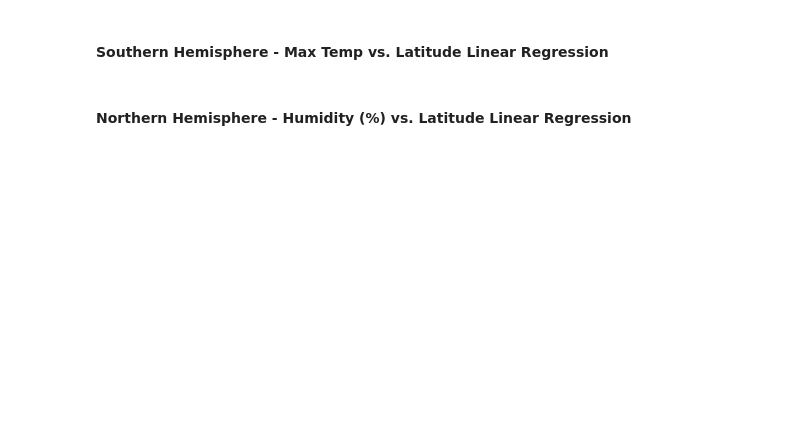
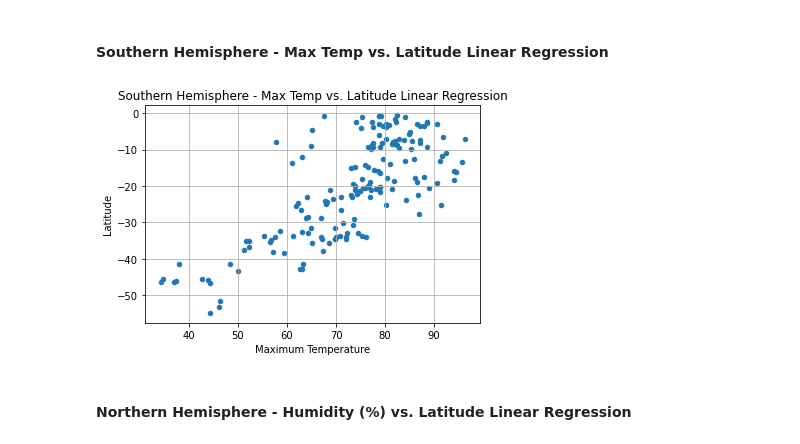
Before and after one commit to HBodden/Module-6-Challenge, a Jupyter notebook: WeatherPy/WeatherPy.ipynb, the cells around one changed output. Cells and saved outputs as stored; diff of their text form; code cells hidden in the pictures; blank space fills up the shorter version.

```diff
--- a/WeatherPy/WeatherPy.ipynb
+++ b/WeatherPy/WeatherPy.ipynb
@@ -340,4 +367,19 @@ plt.show()
 # %% [markdown]
 ####  Southern Hemisphere - Max Temp vs. Latitude Linear Regression
+# %%
+southern_hem.plot('Max Temp','Lat', kind='scatter')
+# Incorporate the other graph properties
+plt.title("Southern Hemisphere - Max Temp vs. Latitude Linear Regression")
+plt.xlabel("Maximum Temperature")
+plt.ylabel("Latitude")
+plt.grid(True)
+
+# Save the figure
+#plt.savefig("N_Hemisphere_MaxTemp_vLat_LinearRegressionPlot.png")
+
+# Show plot
+plt.show()
+# %% [output]
+[figure, added]
 # %% [markdown]
 ####  Northern Hemisphere - Humidity (%) vs. Latitude Linear Regression
```
Also changed, not shown: parts of 9 cells of this notebook.
